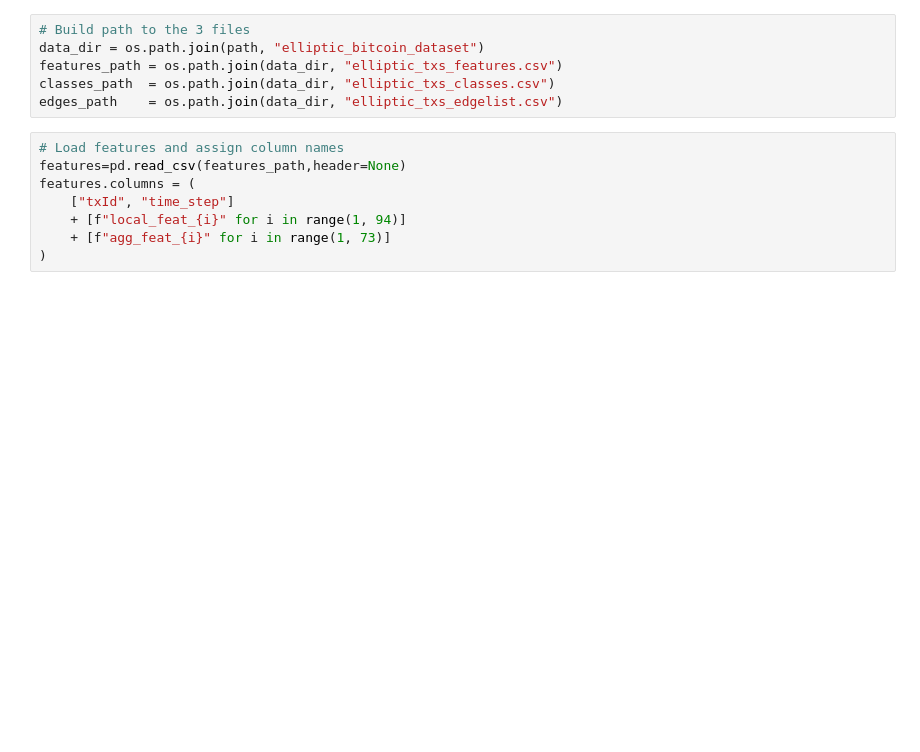
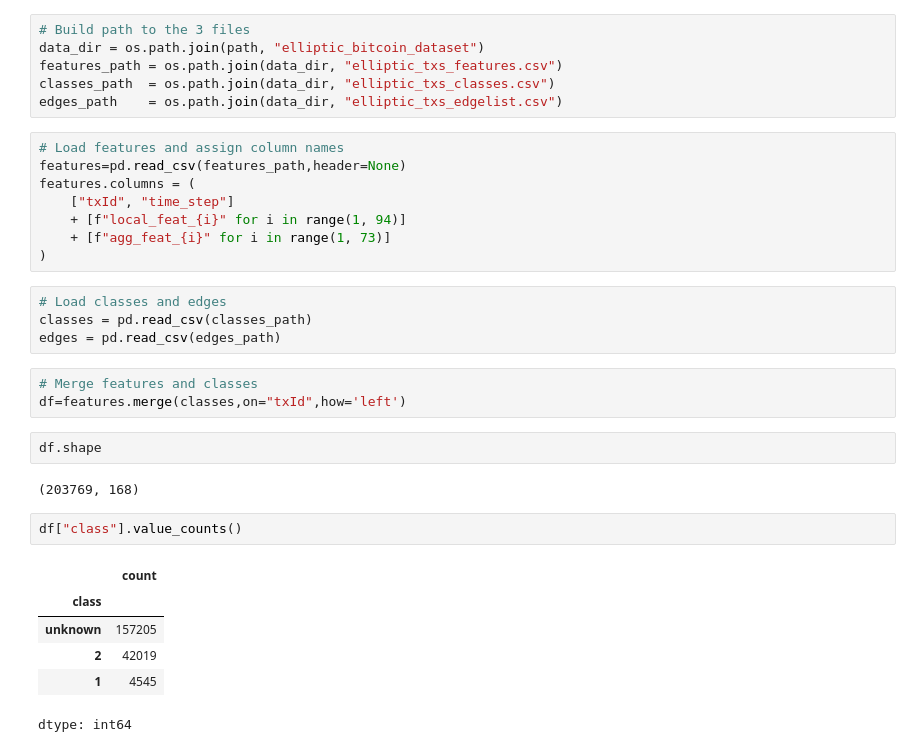
Before and after one commit to pranavp317/CoinTrace-Bitcoin-Transaction-Pattern-Clustering-, a Jupyter notebook: CoinTrace.ipynb, the cells around one changed output. Drawn from its saved outputs; the diff is of its cells as text; blank space fills up the shorter version.

```diff
--- a/CoinTrace.ipynb
+++ b/CoinTrace.ipynb
@@ -36,3 +37,23 @@ features.columns = (
     + [f"local_feat_{i}" for i in range(1, 94)]
     + [f"agg_feat_{i}" for i in range(1, 73)]
 )
+# %%
+# Load classes and edges
+classes = pd.read_csv(classes_path)
+edges = pd.read_csv(edges_path)
+# %%
+# Merge features and classes
+df=features.merge(classes,on="txId",how='left')
+# %%
+df.shape
+# %% [output]
+(203769, 168)
+# %%
+df["class"].value_counts()
+# %% [output]
+|  | count |
+| class |  |
+| unknown | 157205 |
+| 2 | 42019 |
+| 1 | 4545 |
+dtype: int64
```
Also changed, not shown: parts of 8 cells of this notebook.
